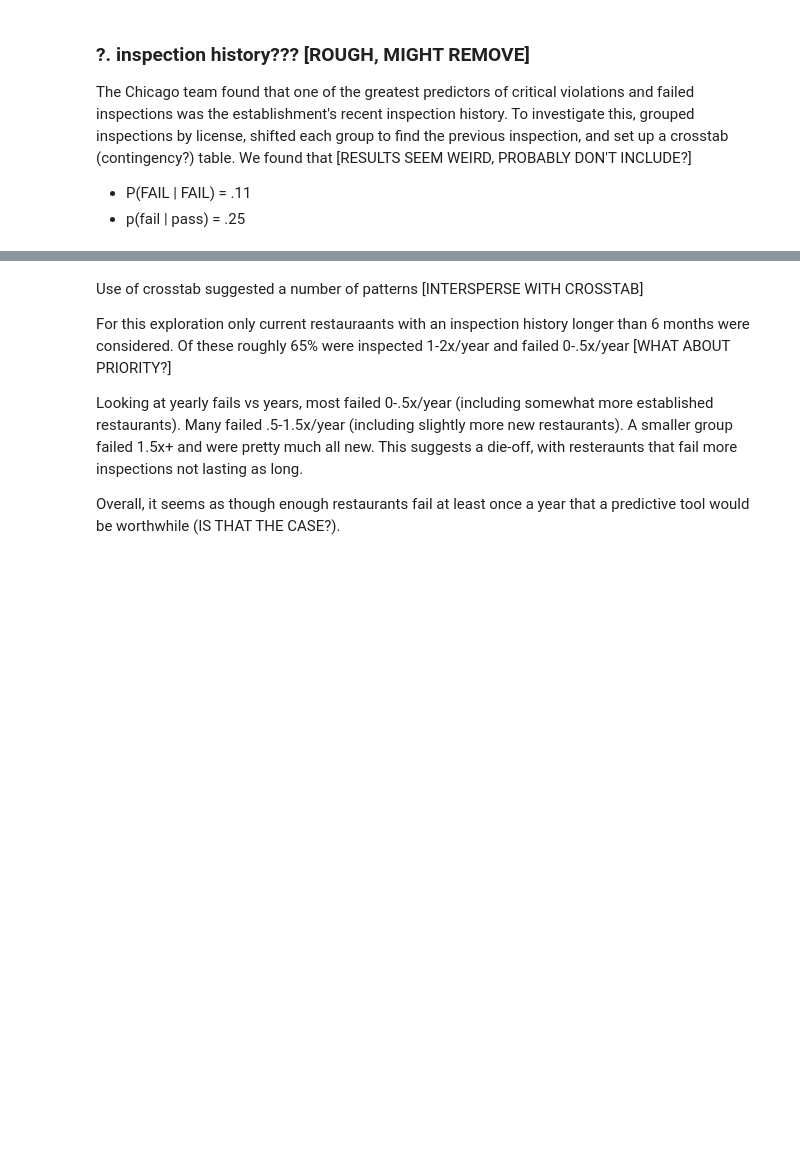
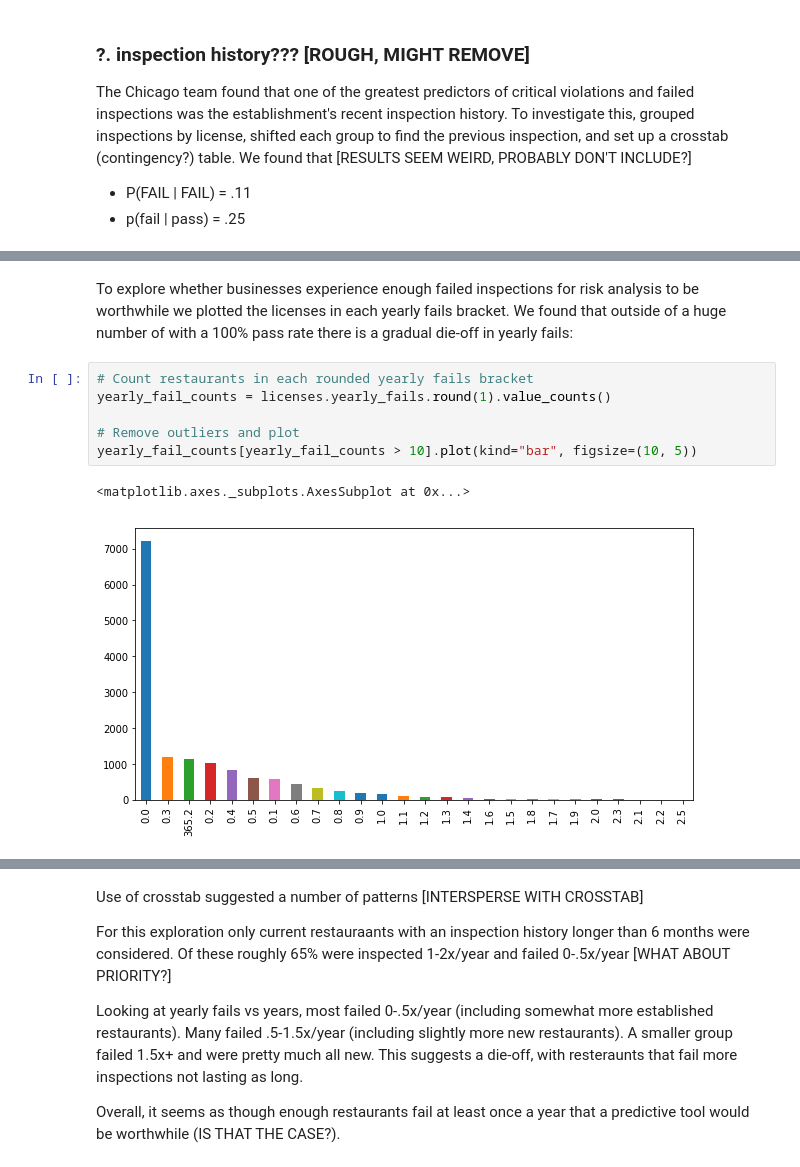
Before and after one commit to Sustainabilist/ChicagoDataAnalysis, a Jupyter notebook: PUBLICATION/publication_1_draft_1.ipynb, the cells around one changed output, grey strips where cells are left out. Cells and saved outputs as stored; diff of their text form; blank space fills up the shorter version.

```diff
--- a/PUBLICATION/publication_1_draft_1.ipynb
+++ b/PUBLICATION/publication_1_draft_1.ipynb
@@ -343,0 +351,11 @@ KeyError: 'DBA Name'
+# %% [markdown]
+To explore whether businesses experience enough failed inspections for risk analysis to be worthwhile we plotted the licenses in each yearly fails bracket. We found that outside of a huge number of with a 100% pass rate there is a gradual die-off in yearly fails:
+# %%
+# Count restaurants in each rounded yearly fails bracket
+yearly_fail_counts = licenses.yearly_fails.round(1).value_counts()
+
+# Remove outliers and plot
+yearly_fail_counts[yearly_fail_counts > 10].plot(kind="bar", figsize=(10, 5))
+# %% [output]
+<matplotlib.axes._subplots.AxesSubplot at 0x...>
+[figure, added]
```
Also changed, not shown: parts of 8 cells of this notebook.
